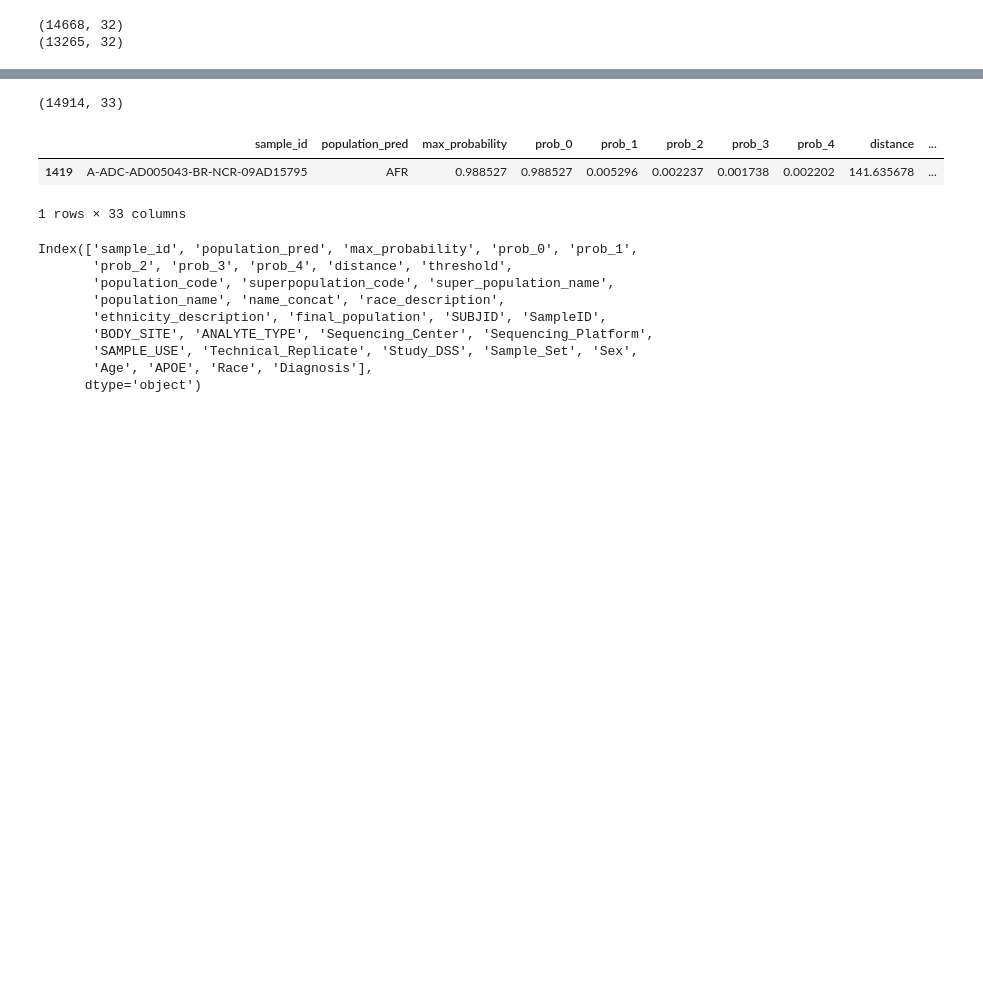
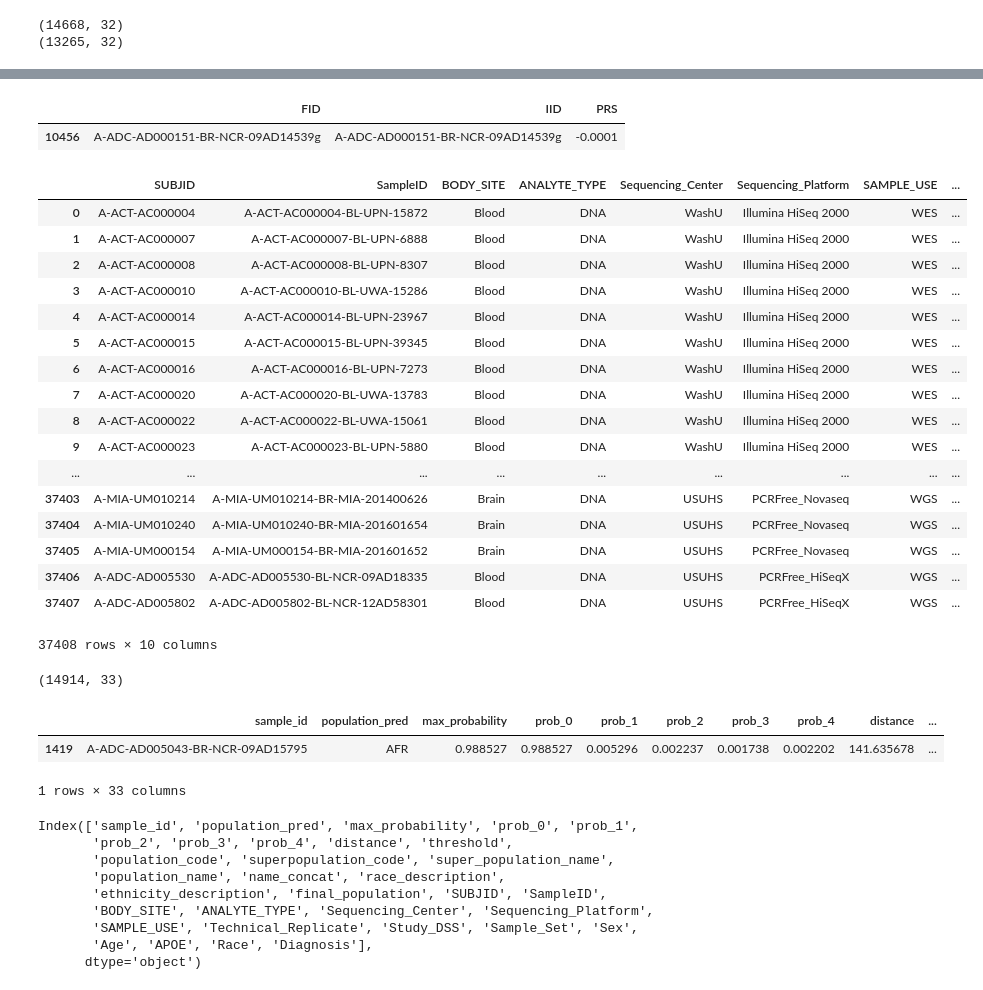
Before and after one commit to teresa-sansan/ADSP_polyfun, a Jupyter notebook: new_merge_phenotype_ancestry.ipynb, the cells around one changed output, grey strips where cells are left out. Drawn from its saved outputs; the diff is of its cells as text; code cells hidden in the pictures; blank space fills up the shorter version.

```diff
--- a/new_merge_phenotype_ancestry.ipynb
+++ b/new_merge_phenotype_ancestry.ipynb
@@ -339,3 +337,29 @@ ancestry_merge.shape
+# %%
+polypred_max10[polypred_max10.IID == 'A-ADC-AD000151-BR-NCR-09AD14539g']
+# %% [output]
+|  | FID | IID | PRS |
+| 10456 | A-ADC-AD000151-BR-NCR-09AD14539g | A-ADC-AD000151-BR-NCR-09AD14539g | -0.0001 |
+# %%
+manifest
+# %% [output]
+|  | SUBJID | SampleID | BODY_SITE | ANALYTE_TYPE | Sequencing_Center | Sequencing_Platform | SAMPLE_USE | ... |
+| 0 | A-ACT-AC000004 | A-ACT-AC000004-BL-UPN-15872 | Blood | DNA | WashU | Illumina HiSeq 2000 | WES | ... |
+| 1 | A-ACT-AC000007 | A-ACT-AC000007-BL-UPN-6888 | Blood | DNA | WashU | Illumina HiSeq 2000 | WES | ... |
+| 2 | A-ACT-AC000008 | A-ACT-AC000008-BL-UPN-8307 | Blood | DNA | WashU | Illumina HiSeq 2000 | WES | ... |
+| 3 | A-ACT-AC000010 | A-ACT-AC000010-BL-UWA-15286 | Blood | DNA | WashU | Illumina HiSeq 2000 | WES | ... |
+| 4 | A-ACT-AC000014 | A-ACT-AC000014-BL-UPN-23967 | Blood | DNA | WashU | Illumina HiSeq 2000 | WES | ... |
+| 5 | A-ACT-AC000015 | A-ACT-AC000015-BL-UPN-39345 | Blood | DNA | WashU | Illumina HiSeq 2000 | WES | ... |
+| 6 | A-ACT-AC000016 | A-ACT-AC000016-BL-UPN-7273 | Blood | DNA | WashU | Illumina HiSeq 2000 | WES | ... |
+| 7 | A-ACT-AC000020 | A-ACT-AC000020-BL-UWA-13783 | Blood | DNA | WashU | Illumina HiSeq 2000 | WES | ... |
+| 8 | A-ACT-AC000022 | A-ACT-AC000022-BL-UWA-15061 | Blood | DNA | WashU | Illumina HiSeq 2000 | WES | ... |
+| 9 | A-ACT-AC000023 | A-ACT-AC000023-BL-UPN-5880 | Blood | DNA | WashU | Illumina HiSeq 2000 | WES | ... |
+| ... | ... | ... | ... | ... | ... | ... | ... | ... |
+| 37403 | A-MIA-UM010214 | A-MIA-UM010214-BR-MIA-201400626 | Brain | DNA | USUHS | PCRFree_Novaseq | WGS | ... |
+| 37404 | A-MIA-UM010240 | A-MIA-UM010240-BR-MIA-201601654 | Brain | DNA | USUHS | PCRFree_Novaseq | WGS | ... |
+| 37405 | A-MIA-UM000154 | A-MIA-UM000154-BR-MIA-201601652 | Brain | DNA | USUHS | PCRFree_Novaseq | WGS | ... |
+| 37406 | A-ADC-AD005530 | A-ADC-AD005530-BL-NCR-09AD18335 | Blood | DNA | USUHS | PCRFree_HiSeqX | WGS | ... |
+| 37407 | A-ADC-AD005802 | A-ADC-AD005802-BL-NCR-12AD58301 | Blood | DNA | USUHS | PCRFree_HiSeqX | WGS | ... |
+37408 rows × 10 columns
 # %%
 previous_pheno.shape
 # %% [output]
```
Also changed, not shown: parts of 43 cells of this notebook, 1 other file.
